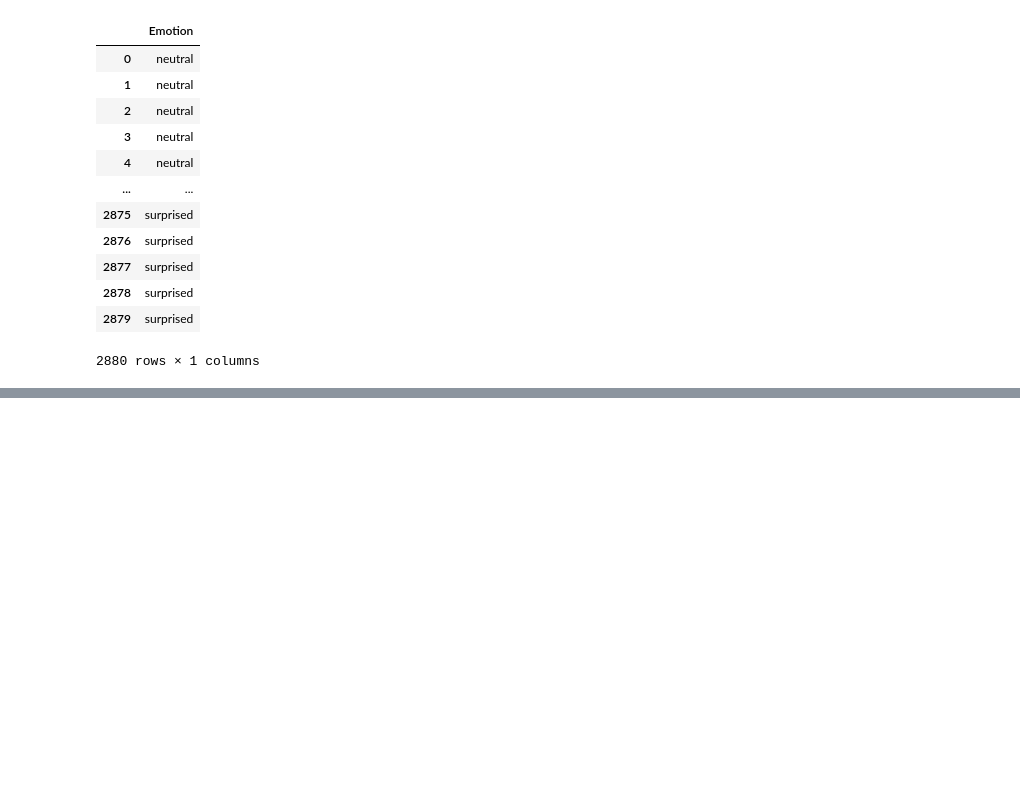
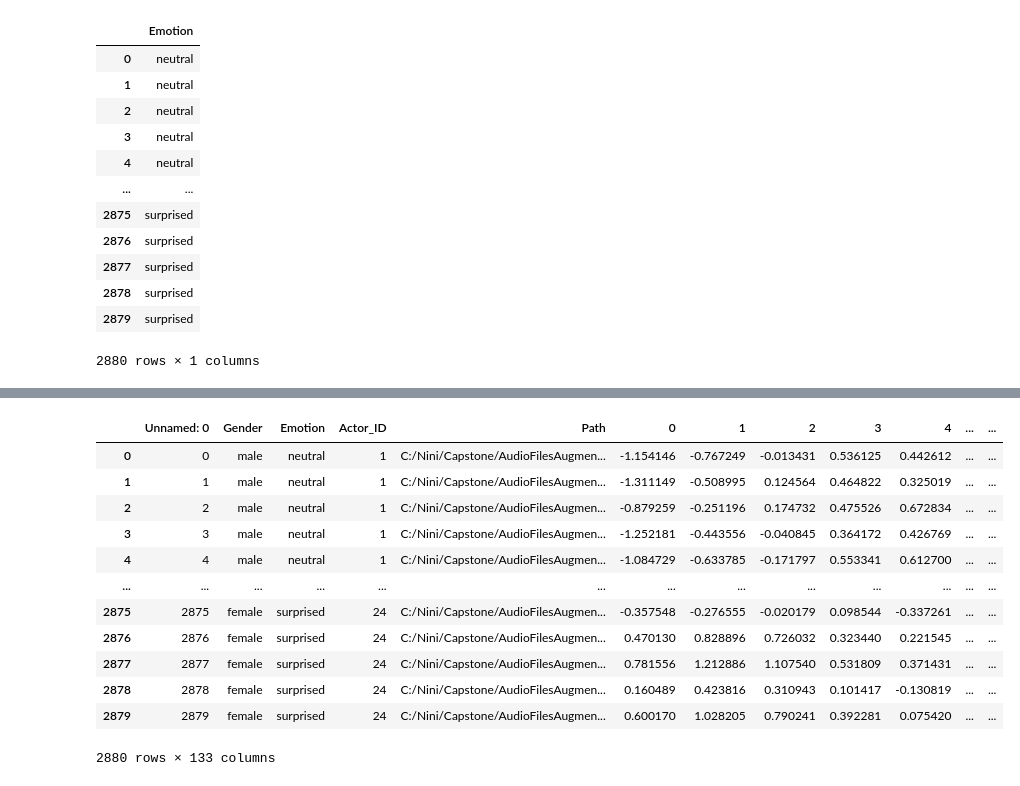
Before and after one commit to nidhinair17/Emotion_Recognition_Capstone, a Jupyter notebook: src/Data Preprocessing/DataAugmentation_Ravdess_Preprocessing.ipynb, the cells around one changed output, grey strips where cells are left out. Drawn from its saved outputs; the diff is of its cells as text; code cells hidden in the pictures; blank space fills up the shorter version.

```diff
--- a/src/Data Preprocessing/DataAugmentation_Ravdess_Preprocessing.ipynb
+++ b/src/Data Preprocessing/DataAugmentation_Ravdess_Preprocessing.ipynb
@@ -254,0 +261,17 @@ extracted_features.to_csv(f'C:/Nini/Capstone/CSV_Files/DataAugmentation_ravdess_
+# %%
+speech_df = pd.read_csv("C:/Nini/Capstone/CSV_Files/Speech data/Speech Data.csv")
+speech_df
+# %% [output]
+|  | Unnamed: 0 | Gender | Emotion | Actor_ID | Path | 0 | 1 | 2 | 3 | 4 | ... | ... |
+| 0 | 0 | male | neutral | 1 | C:/Nini/Capstone/AudioFilesAugmen... | -1.154146 | -0.767249 | -0.013431 | 0.536125 | 0.442612 | ... | ... |
+| 1 | 1 | male | neutral | 1 | C:/Nini/Capstone/AudioFilesAugmen... | -1.311149 | -0.508995 | 0.124564 | 0.464822 | 0.325019 | ... | ... |
+| 2 | 2 | male | neutral | 1 | C:/Nini/Capstone/AudioFilesAugmen... | -0.879259 | -0.251196 | 0.174732 | 0.475526 | 0.672834 | ... | ... |
+| 3 | 3 | male | neutral | 1 | C:/Nini/Capstone/AudioFilesAugmen... | -1.252181 | -0.443556 | -0.040845 | 0.364172 | 0.426769 | ... | ... |
+| 4 | 4 | male | neutral | 1 | C:/Nini/Capstone/AudioFilesAugmen... | -1.084729 | -0.633785 | -0.171797 | 0.553341 | 0.612700 | ... | ... |
+| ... | ... | ... | ... | ... | ... | ... | ... | ... | ... | ... | ... | ... |
+| 2875 | 2875 | female | surprised | 24 | C:/Nini/Capstone/AudioFilesAugmen... | -0.357548 | -0.276555 | -0.020179 | 0.098544 | -0.337261 | ... | ... |
+| 2876 | 2876 | female | surprised | 24 | C:/Nini/Capstone/AudioFilesAugmen... | 0.470130 | 0.828896 | 0.726032 | 0.323440 | 0.221545 | ... | ... |
+| 2877 | 2877 | female | surprised | 24 | C:/Nini/Capstone/AudioFilesAugmen... | 0.781556 | 1.212886 | 1.107540 | 0.531809 | 0.371431 | ... | ... |
+| 2878 | 2878 | female | surprised | 24 | C:/Nini/Capstone/AudioFilesAugmen... | 0.160489 | 0.423816 | 0.310943 | 0.101417 | -0.130819 | ... | ... |
+| 2879 | 2879 | female | surprised | 24 | C:/Nini/Capstone/AudioFilesAugmen... | 0.600170 | 1.028205 | 0.790241 | 0.392281 | 0.075420 | ... | ... |
+2880 rows × 133 columns
```
Also changed, not shown: parts of 25 cells of this notebook, 44 other files.
